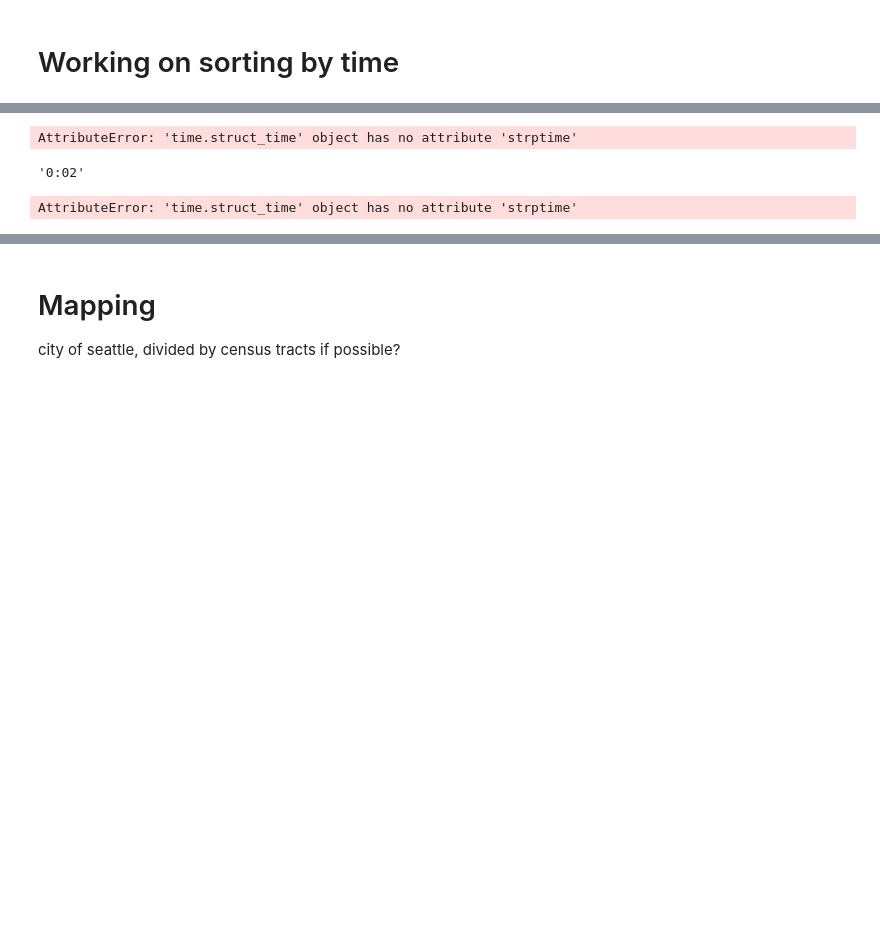
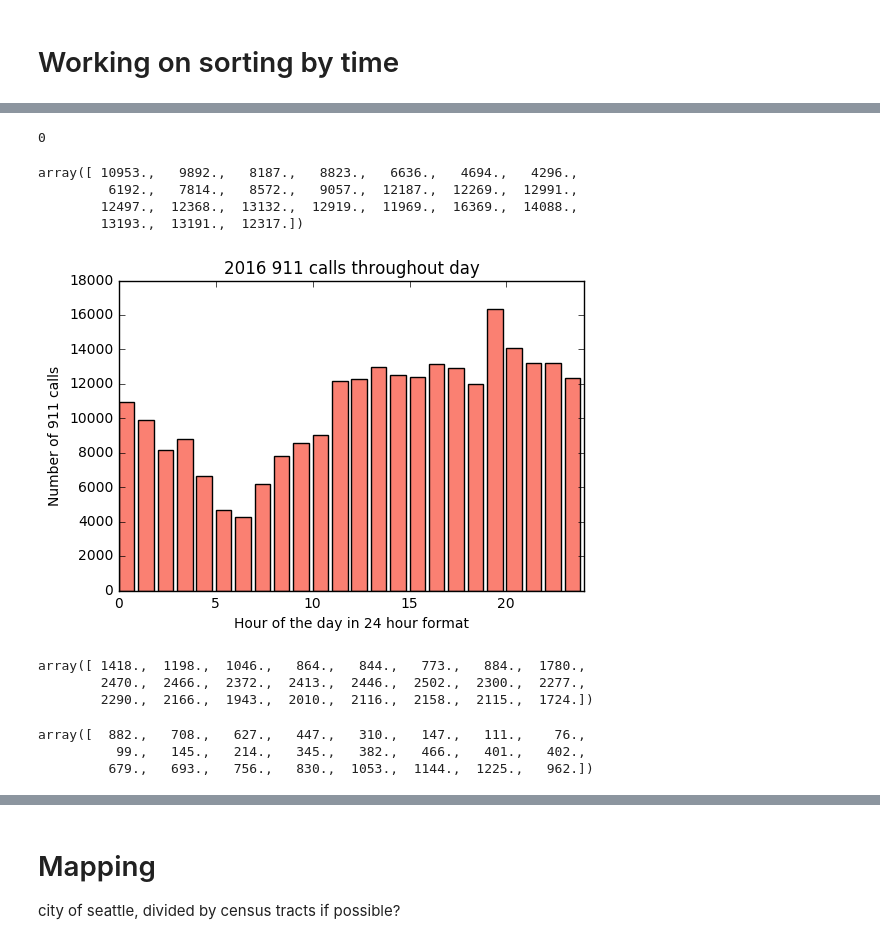
Before and after one commit to UW-Biol419-Wi2017/911_new, a Jupyter notebook: Alexs-Doc-Monday-the-6th.ipynb, the cells around one changed output, grey strips where cells are left out. Saved outputs shown, nothing was run; the diff lists cells and outputs as text; code cells hidden in the pictures; blank space fills up the shorter version.

```diff
--- a/Alexs-Doc-Monday-the-6th.ipynb
+++ b/Alexs-Doc-Monday-the-6th.ipynb
@@ -405,14 +358,19 @@ What do we want to do about the statistics issue? How do we compare two plotted
 # Working on sorting by time
 # %%
 def call_time_freq(start_date):
+
 
     hourlist = np.zeros(24)
 
     count = 0
 
+    time = '0:00'
+
     for i in range(len(call_data_2016.index)):
 
-        time = time.strptime(call_data_2016.ix[1, 5], '%H:%M')
+        import time
+
+        time = time.strptime(call_data_2016.ix[i, 5], '%H:%M').tm_hour
 
         current = hourlist[time]
 
@@ -422,15 +393,28 @@ def call_time_freq(start_date):
 # %%
-time = time.strptime(call_data_2016.ix[1, 5], '%H:%M')
-time.tm_hour
+import time
+
+time.strptime(call_data_2016.ix[1, 5], '%H:%M').tm_hour
 # %% [output]
-AttributeError: 'time.struct_time' object has no attribute 'strptime'
+0
-# %%
-call_data_2016.ix[1, 5]
-# %% [output]
-'0:02'
-# %%
-time.strptime(call_data_2016.ix[1, 5], '%H:%M')
-# %% [output]
-AttributeError: 'time.struct_time' object has no attribute 'strptime'
 # %%
-call_time_freq('1/1/16')
+call_time = call_time_freq('1/1/16')
+# %%
+call_time
+# %% [output]
+array([ 10953.,   9892.,   8187.,   8823.,   6636.,   4694.,   4296.,
+         6192.,   7814.,   8572.,   9057.,  12187.,  12269.,  12991.,
+        12497.,  12368.,  13132.,  12919.,  11969.,  16369.,  14088.,
+        13193.,  13191.,  12317.])
+# %%
+ind = np.arange(24)
+
+plt.bar(ind, call_time, color = 'Salmon')
+
+plt.ylabel('Number of 911 calls')
+plt.xlabel('Hour of the day in 24 hour format')
+plt.title('2016 911 calls throughout day')
+plt.xlim(0, 24)
+
+plt.savefig('2016 911 calls.jpg')
+# %% [output]
+[figure, added]
@@ -436,0 +446,6 @@ call_time_freq('1/1/16')
+# %%
+traffic_calls
+# %% [output]
+array([ 1418.,  1198.,  1046.,   864.,   844.,   773.,   884.,  1780.,
+        2470.,  2466.,  2372.,  2413.,  2446.,  2502.,  2300.,  2277.,
+        2290.,  2166.,  1943.,  2010.,  2116.,  2158.,  2115.,  1724.])
@@ -436,0 +454,6 @@ call_time_freq('1/1/16')
+# %%
+liquor_calls
+# %% [output]
+array([  882.,   708.,   627.,   447.,   310.,   147.,   111.,    76.,
+          99.,   145.,   214.,   345.,   382.,   466.,   401.,   402.,
+         679.,   693.,   756.,   830.,  1053.,  1144.,  1225.,   962.])
```
Also changed, not shown: parts of 16 cells of this notebook, 3 other files.
